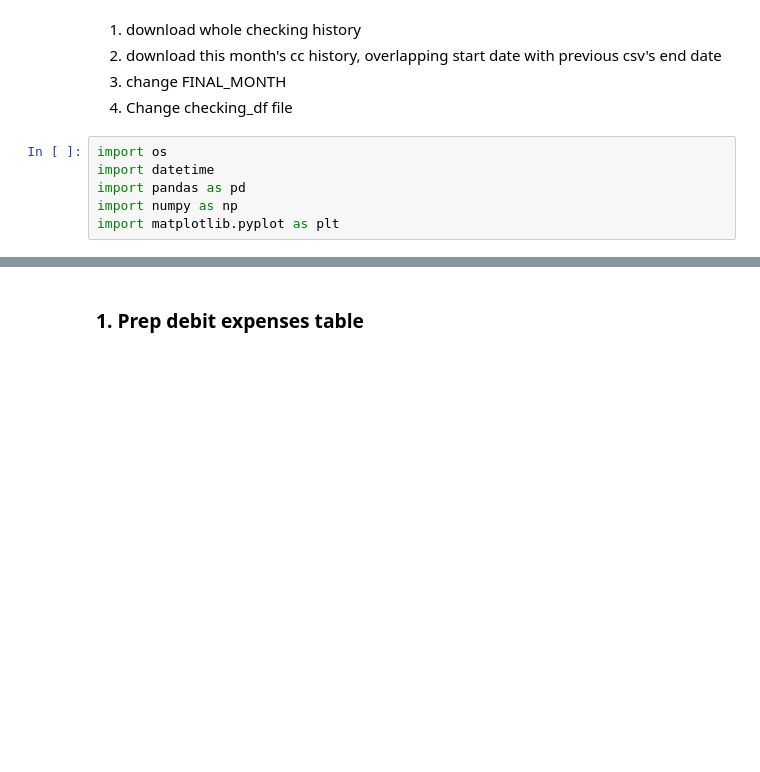
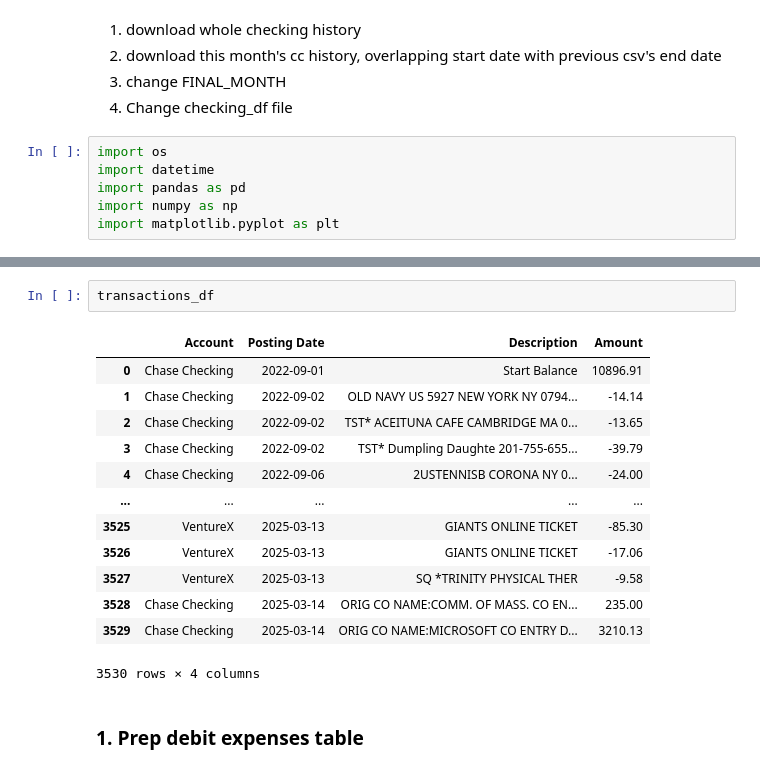
Before and after one commit to nglaze00/budget, a Jupyter notebook: expenses.ipynb, the cells around one changed output, grey strips where cells are left out. Drawn from its saved outputs; the diff is of its cells as text; blank space fills up the shorter version.

```diff
--- a/expenses.ipynb
+++ b/expenses.ipynb
@@ -94,3 +17,19 @@ checking_df["month"] = pd.to_datetime(
+# %%
+transactions_df
+# %% [output]
+|  | Account | Posting Date | Description | Amount |
+| 0 | Chase Checking | 2022-09-01 | Start Balance | 10896.91 |
+| 1 | Chase Checking | 2022-09-02 | OLD NAVY US 5927 NEW YORK NY 0794... | -14.14 |
+| 2 | Chase Checking | 2022-09-02 | TST* ACEITUNA CAFE CAMBRIDGE MA 0... | -13.65 |
+| 3 | Chase Checking | 2022-09-02 | TST* Dumpling Daughte 201-755-655... | -39.79 |
+| 4 | Chase Checking | 2022-09-06 | 2USTENNISB CORONA NY 0... | -24.00 |
+| ... | ... | ... | ... | ... |
+| 3525 | VentureX | 2025-03-13 | GIANTS ONLINE TICKET | -85.30 |
+| 3526 | VentureX | 2025-03-13 | GIANTS ONLINE TICKET | -17.06 |
+| 3527 | VentureX | 2025-03-13 | SQ *TRINITY PHYSICAL THER | -9.58 |
+| 3528 | Chase Checking | 2025-03-14 | ORIG CO NAME:COMM. OF MASS. CO EN... | 235.00 |
+| 3529 | Chase Checking | 2025-03-14 | ORIG CO NAME:MICROSOFT CO ENTRY D... | 3210.13 |
+3530 rows × 4 columns
 # %% [markdown]
 ### 1. Prep debit expenses table
 # %%
```
Also changed, not shown: parts of 3 cells of this notebook, 25 other files.
